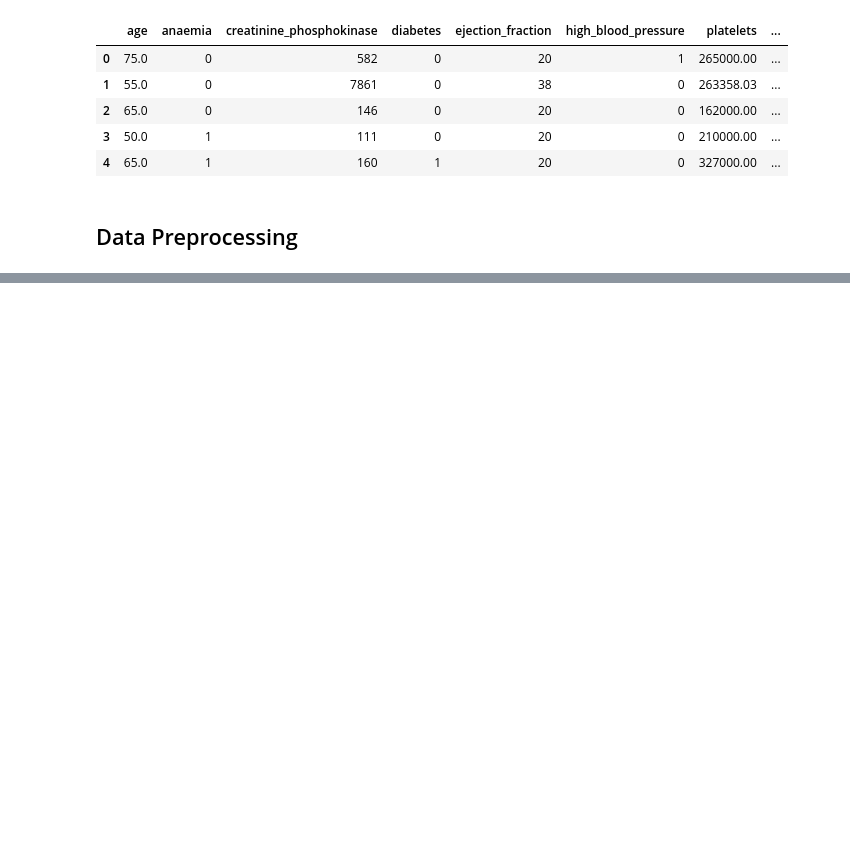
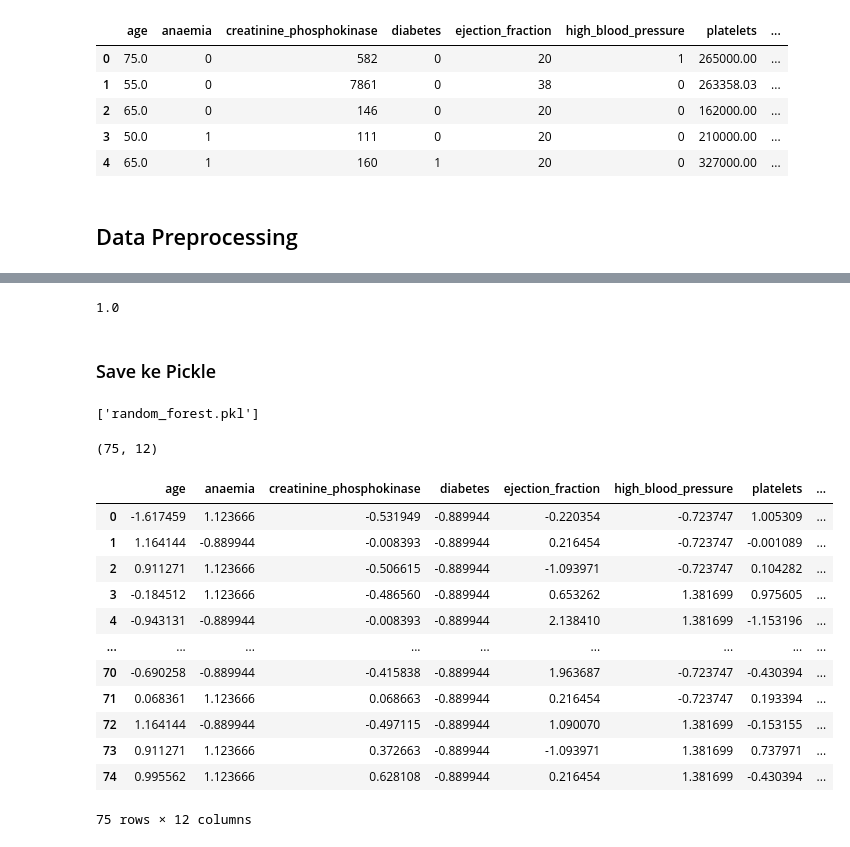
Before and after one commit to luthfanali/project-heart-failure, a Jupyter notebook: project_luthfan.ipynb, the cells around one changed output, grey strips where cells are left out. Cells and saved outputs as stored; diff of their text form; code cells hidden in the pictures; blank space fills up the shorter version.

Commit message:
(update) Jupyter notebook

```diff
--- a/project_luthfan.ipynb
+++ b/project_luthfan.ipynb
@@ -61,0 +126,27 @@ def extract_input_output
+# %%
+from sklearn.preprocessing import StandardScaler
+
+# Buat fungsi
+def standardizerData(data):
+    """
+    Fungsi untuk melakukan standarisasi data
+    :param data: <pandas dataframe> sampel data
+    :return standardized_data: <pandas dataframe> sampel data standard
+    :return standardizer: method untuk standardisasi data
+    """
+    data_columns = data.columns  # agar nama kolom tidak hilang
+    data_index = data.index  # agar index tidak hilang
+
+    # buat (fit) standardizer
+    standardizer = StandardScaler()
+    standardizer.fit(data)
+
+    # transform data
+    standardized_data_raw = standardizer.transform(data)
+    standardized_data = pd.DataFrame(standardized_data_raw)
+    standardized_data.columns = data_columns
+    standardized_data.index = data_index
+
+    return standardized_data, standardizer
+# %%
+x_train_clean, standardizer = standardizerData(data = x_train)
@@ -61,0 +240,26 @@ def extract_input_output
+# %%
+# akurasi random forest
+random_forest.score(x_train_clean, y_train)
+# %% [output]
+1.0
+# %% [markdown]
+### Save ke Pickle
+# %%
+import joblib
+
+# Simpan model logreg ke dalam folder yang sama dengan notebook
+# dengan nama logreg.pkl
+joblib.dump(logreg, "logreg.pkl")
+
+joblib.dump(knn, "knn.pkl")
+
+joblib.dump(random_forest, "random_forest.pkl")
+#joblib.dump(random_forest_1, "random_forest_1.pkl")
+# %% [output]
+['random_forest.pkl']
+# %%
+def extract_test(data, standardizer):
+    cleaned_data = pd.DataFrame(standardizer.transform(data))
+    cleaned_data.columns = data.columns
+
+    return cleaned_data
@@ -61,0 +284,23 @@ def extract_input_output
+# %%
+x_test_clean = extract_test(data = x_test,
+                           standardizer = standardizer)
+# %%
+x_test_clean.shape
+# %% [output]
+(75, 12)
+# %%
+x_test_clean
+# %% [output]
+|  | age | anaemia | creatinine_phosphokinase | diabetes | ejection_fraction | high_blood_pressure | platelets | ... |
+| 0 | -1.617459 | 1.123666 | -0.531949 | -0.889944 | -0.220354 | -0.723747 | 1.005309 | ... |
+| 1 | 1.164144 | -0.889944 | -0.008393 | -0.889944 | 0.216454 | -0.723747 | -0.001089 | ... |
+| 2 | 0.911271 | 1.123666 | -0.506615 | -0.889944 | -1.093971 | -0.723747 | 0.104282 | ... |
+| 3 | -0.184512 | 1.123666 | -0.486560 | -0.889944 | 0.653262 | 1.381699 | 0.975605 | ... |
+| 4 | -0.943131 | -0.889944 | -0.008393 | -0.889944 | 2.138410 | 1.381699 | -1.153196 | ... |
+| ... | ... | ... | ... | ... | ... | ... | ... | ... |
+| 70 | -0.690258 | -0.889944 | -0.415838 | -0.889944 | 1.963687 | -0.723747 | -0.430394 | ... |
+| 71 | 0.068361 | 1.123666 | 0.068663 | -0.889944 | 0.216454 | -0.723747 | 0.193394 | ... |
+| 72 | 1.164144 | -0.889944 | -0.497115 | -0.889944 | 1.090070 | 1.381699 | -0.153155 | ... |
+| 73 | 0.911271 | 1.123666 | 0.372663 | -0.889944 | -1.093971 | 1.381699 | 0.737971 | ... |
+| 74 | 0.995562 | 1.123666 | 0.628108 | -0.889944 | 0.216454 | 1.381699 | -0.430394 | ... |
+75 rows × 12 columns
```
Also changed, not shown: parts of 28 cells of this notebook.
